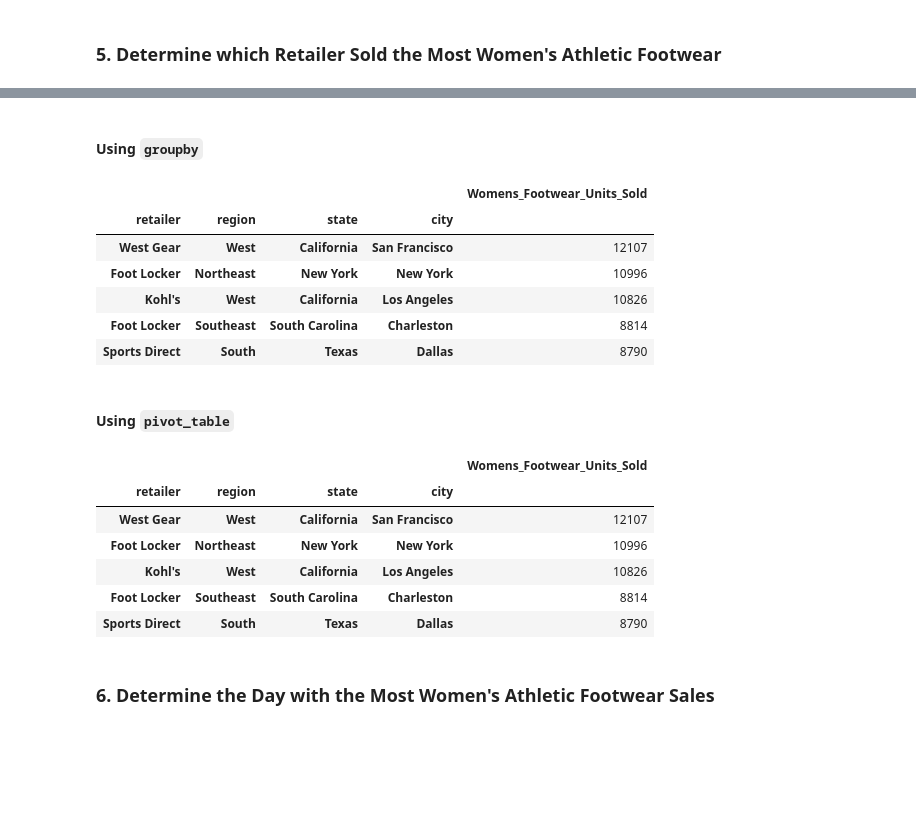
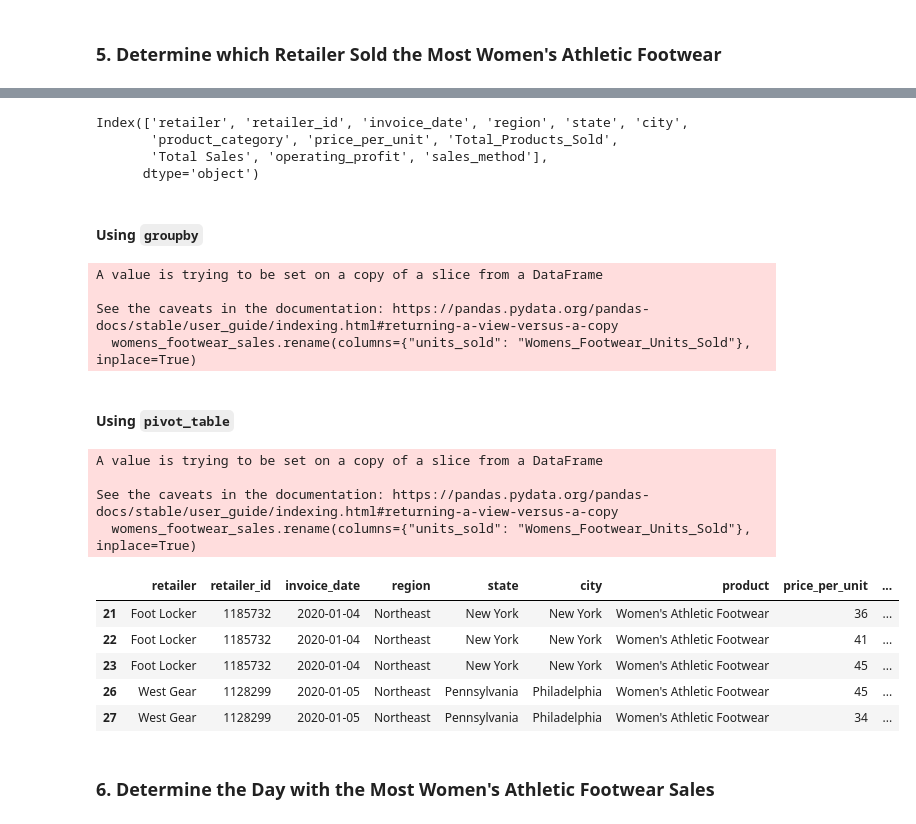
Before and after one commit to Pnwankwo2/athletic_sales_analysis, a Jupyter notebook: Starter_Code/athletic_sales_analysis.ipynb, the cells around one changed output, grey strips where cells are left out. Drawn from its saved outputs; the diff is of its cells as text; code cells hidden in the pictures; blank space fills up the shorter version.

```diff
--- a/Starter_Code/athletic_sales_analysis.ipynb
+++ b/Starter_Code/athletic_sales_analysis.ipynb
@@ -318,36 +313,63 @@ memory usage: 904.2+ KB
+# %%
+# Filter the sales data to get the women's athletic footwear sales data.
+print(combined_df.columns)
+if 'units_sold' in combined_df.columns:
+    combined_df.rename(columns={"units_sold": "Total_Products_Sold"}, inplace=True)
+if 'product' in combined_df.columns:
+    combined_df.rename(columns={"product": "product_category"}, inplace=True) #help from copilot
+#womens_footwear_sales_pivot = pivot_table[pivot_table['product_sold'] == "Women's Athletic Footwear"] #copilot help
+#womens_footwear_sales_pivot = pivot_table[pivot_table['product_category'] == "Women's Athletic Footwear"]
+
+#womens_footwear_sales = combined_df[combined_df['product'] == 'Women\'s Athletic Footwear']
+
+# Display the filtered DataFrame
+#womens_footwear_sales_pivot.head()
+# %% [output]
+Index(['retailer', 'retailer_id', 'invoice_date', 'region', 'state', 'city',
+       'product_category', 'price_per_unit', 'Total_Products_Sold',
+       'Total Sales', 'operating_profit', 'sales_method'],
+      dtype='object')
 # %% [markdown]
 #### Using `groupby`
 # %%
 # Show the total number of women's athletic footwear sold for each retailer, region, state, and city.
+rouped_womens_footwear_sales = womens_footwear_sales.groupby(['retailer', 'region', 'state', 'city'])['Total_Products_Sold'].sum().reset_index()
+
 # Rename the "units_sold" column to "Womens_Footwear_Units_Sold"
-
+womens_footwear_sales.rename(columns={"units_sold": "Womens_Footwear_Units_Sold"}, inplace=True)
 
 # Show the top 5 results.
 # %% [output]
-|  |  |  |  | Womens_Footwear_Units_Sold |
-| retailer | region | state | city |  |
-| West Gear | West | California | San Francisco | 12107 |
-| Foot Locker | Northeast | New York | New York | 10996 |
-| Kohl's | West | California | Los Angeles | 10826 |
-| Foot Locker | Southeast | South Carolina | Charleston | 8814 |
-| Sports Direct | South | Texas | Dallas | 8790 |
+A value is trying to be set on a copy of a slice from a DataFrame
+
+See the caveats in the documentation: https://pandas.pydata.org/pandas-docs/stable/user_guide/indexing.html#returning-a-view-versus-a-copy
+  womens_footwear_sales.rename(columns={"units_sold": "Womens_Footwear_Units_Sold"}, inplace=True)
 # %% [markdown]
 #### Using `pivot_table`
 # %%
 # Show the total number of women's athletic footwear sold for each retailer, region, state, and city.
-
+womens_footwear_sales.rename(columns={"units_sold": "Womens_Footwear_Units_Sold"}, inplace=True)
+#womens_footwear_pivot = womens_footwear_sales.pivot_table(
+#values='Womens_Footwear_Units_Sold',
+#   index=['retailer', 'region', 'state', 'city'],
+#   aggfunc='sum'
+#).reset_index()
 
 # Rename the "units_sold" column to "Womens_Footwear_Units_Sold"
 
 
 # Show the top 5 results.
+womens_footwear_sales.head()
 # %% [output]
+A value is trying to be set on a copy of a slice from a DataFrame
+
+See the caveats in the documentation: https://pandas.pydata.org/pandas-docs/stable/user_guide/indexing.html#returning-a-view-versus-a-copy
+  womens_footwear_sales.rename(columns={"units_sold": "Womens_Footwear_Units_Sold"}, inplace=True)
-|  |  |  |  | Womens_Footwear_Units_Sold |
-| retailer | region | state | city |  |
-| West Gear | West | California | San Francisco | 12107 |
-| Foot Locker | Northeast | New York | New York | 10996 |
-| Kohl's | West | California | Los Angeles | 10826 |
-| Foot Locker | Southeast | South Carolina | Charleston | 8814 |
-| Sports Direct | South | Texas | Dallas | 8790 |
+|  | retailer | retailer_id | invoice_date | region | state | city | product | price_per_unit | ... |
+| 21 | Foot Locker | 1185732 | 2020-01-04 | Northeast | New York | New York | Women's Athletic Footwear | 36 | ... |
+| 22 | Foot Locker | 1185732 | 2020-01-04 | Northeast | New York | New York | Women's Athletic Footwear | 41 | ... |
+| 23 | Foot Locker | 1185732 | 2020-01-04 | Northeast | New York | New York | Women's Athletic Footwear | 45 | ... |
+| 26 | West Gear | 1128299 | 2020-01-05 | Northeast | Pennsylvania | Philadelphia | Women's Athletic Footwear | 45 | ... |
+| 27 | West Gear | 1128299 | 2020-01-05 | Northeast | Pennsylvania | Philadelphia | Women's Athletic Footwear | 34 | ... |
 # %% [markdown]
 ### 6. Determine the Day with the Most Women's Athletic Footwear Sales
```
Also changed, not shown: parts of 26 cells of this notebook.
